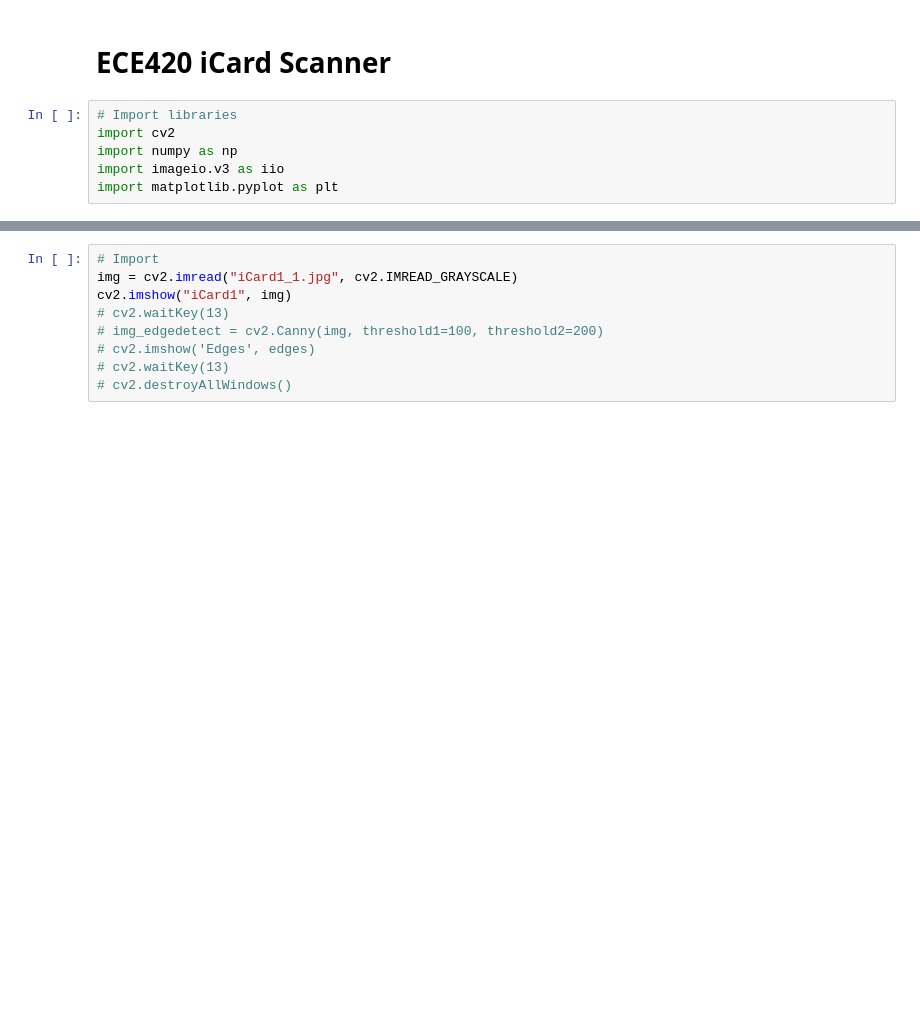
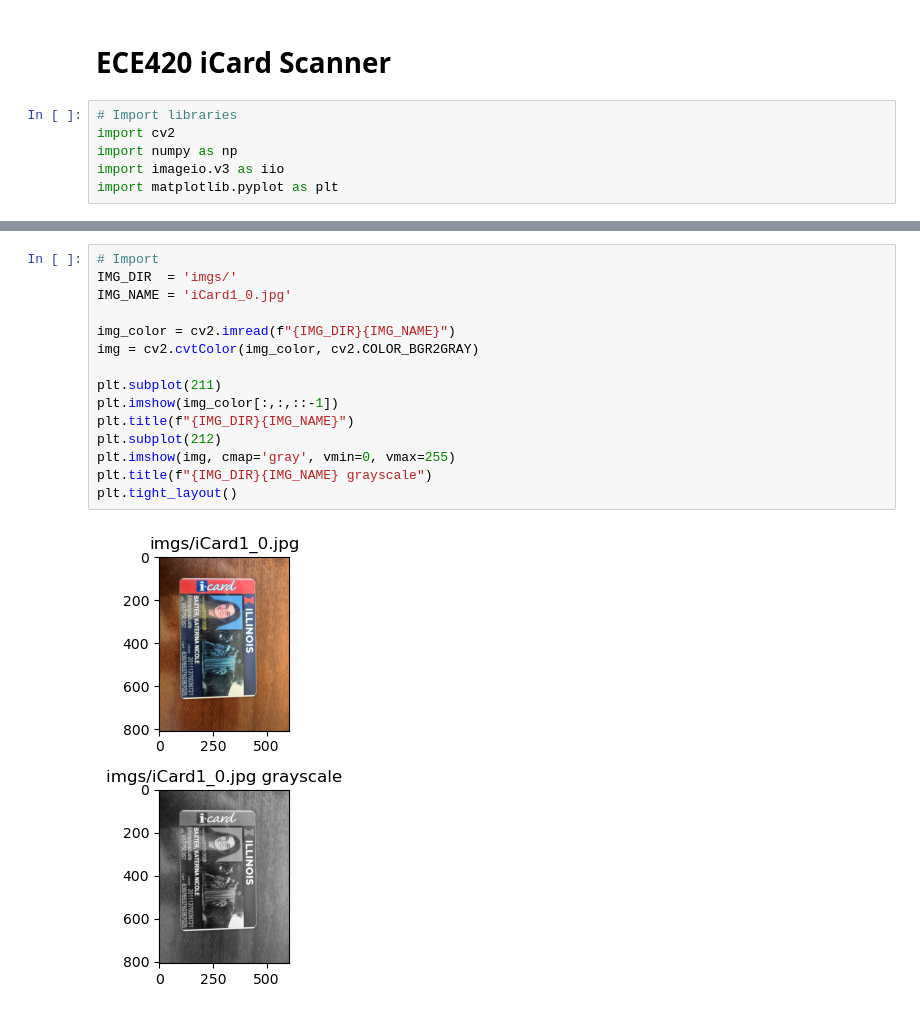
Before and after one commit to kbaxter3/ece420_iCardScanner, a Jupyter notebook: ECE420_FinalProject_Python.ipynb, the cells around one changed output, grey strips where cells are left out. Saved outputs shown, nothing was run; the diff lists cells and outputs as text; blank space fills up the shorter version.

```diff
--- a/ECE420_FinalProject_Python.ipynb
+++ b/ECE420_FinalProject_Python.ipynb
@@ -9,9 +54,17 @@ import matplotlib.pyplot as plt
 # %%
 # Import
-img = cv2.imread("iCard1_1.jpg", cv2.IMREAD_GRAYSCALE)
-cv2.imshow("iCard1", img)
-# cv2.waitKey(13)
-# img_edgedetect = cv2.Canny(img, threshold1=100, threshold2=200)
-# cv2.imshow('Edges', edges)
-# cv2.waitKey(13)
-# cv2.destroyAllWindows()
+IMG_DIR  = 'imgs/'
+IMG_NAME = 'iCard1_0.jpg'
+
+img_color = cv2.imread(f"{IMG_DIR}{IMG_NAME}")
+img = cv2.cvtColor(img_color, cv2.COLOR_BGR2GRAY)
+
+plt.subplot(211)
+plt.imshow(img_color[:,:,::-1])
+plt.title(f"{IMG_DIR}{IMG_NAME}")
+plt.subplot(212)
+plt.imshow(img, cmap='gray', vmin=0, vmax=255)
+plt.title(f"{IMG_DIR}{IMG_NAME} grayscale")
+plt.tight_layout()
+# %% [output]
+[figure, added]
```
Also changed, not shown: parts of 3 cells of this notebook.
